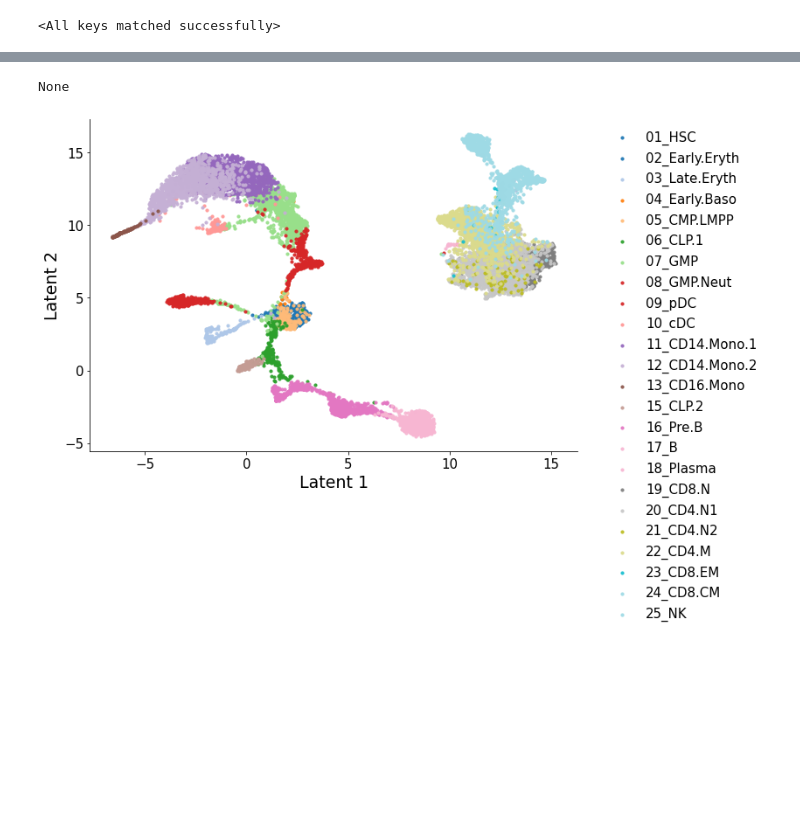
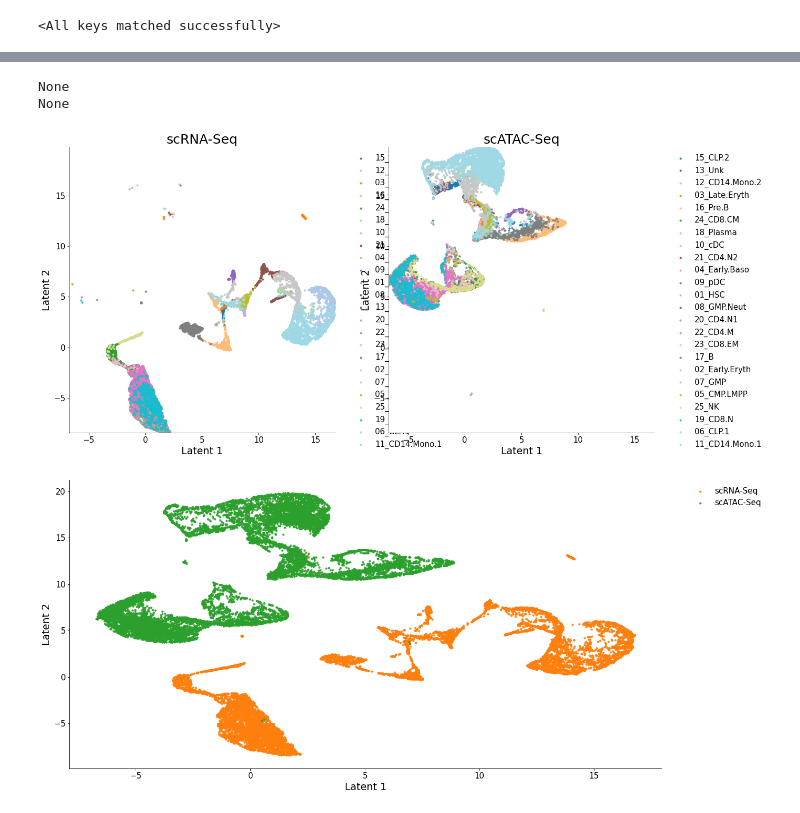
Before and after one commit to PeterZZQ/scMoMaT, a Jupyter notebook: src/real_demo.ipynb, the cells around one changed output, grey strips where cells are left out. Saved outputs shown, nothing was run; the diff lists cells and outputs as text; code cells hidden in the pictures; blank space fills up the shorter version.

Commit message:
result of new model

```diff
--- a/src/real_demo.ipynb
+++ b/src/real_demo.ipynb
@@ -176,8 +131,7 @@ class cfrmSparseModel(Module):
                         self.load_state_dict(torch.load('../check_points/real.pt'))
                         count = 0
 # %%
-device = torch.device('cuda:0' if torch.cuda.is_available() else 'cpu')
-model = cfrmSparseModel(dir = '../data/real/BMMC/', N=25, lr=1e-3, interval=1, batch_size=0.2).to(device)
-model.load_state_dict(torch.load('../check_points/real.pt'))
+model = NewModel(dir = '../data/real/BMMC/', N=24, lr=1e-3, interval=1, batch_size=0.2)
+model.load_state_dict(torch.load('../check_points/real_24.pt'))
 # %% [output]
 <All keys matched successfully>
@@ -192,8 +137,0 @@ None
-# %%
-z_rna = model.C_1.detach().numpy()
-umap_op = UMAP(n_components = 2, n_neighbors = 30, min_dist = 0.3)
-umap_rna = umap_op.fit_transform(z_rna)
-plot_latent(z = umap_rna, anno = model.meta_rna["cluster"].values, figsize = (10,7), save = None)
-# %% [output]
-None
-[figure, removed]
@@ -206,0 +138,20 @@ genes = pd.read_csv("../data/real/BMMC/genes.txt", header = None)
+# %%
+z_rna = torch.softmax(model.C_1.detach(), dim=1).numpy()
+z_atac = torch.softmax(model.C_2.detach(), dim=1).numpy()
+umap_op = UMAP(n_components = 2)
+z = umap_op.fit_transform(np.concatenate((z_rna, z_atac), axis = 0))
+z_rna = z[:z_rna.shape[0],:]
+z_atac = z[z_rna.shape[0]:,:]
+
+label_rna = model.meta_rna["cluster"].values
+label_atac = model.meta_atac["cluster"].values
+# label_rna = model.label_c1.numpy()[:,None]
+# label_atac = model.label_c2.numpy()[:,None]
+
+utils.plot_latent(z_rna, z_atac, label_rna, label_atac, mode= "separate", save = None)
+utils.plot_latent(z_rna, z_atac, label_rna, label_atac, mode= "modality", save = None)
+# %% [output]
+None
+None
+[figure, added]
+[figure, added]
```
Also changed, not shown: parts of 8 cells of this notebook.
